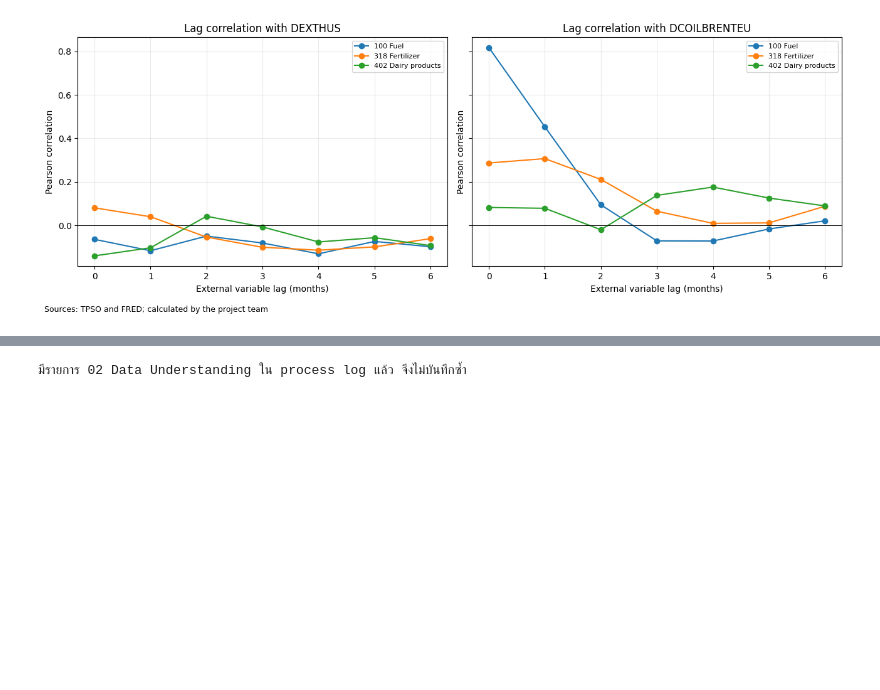
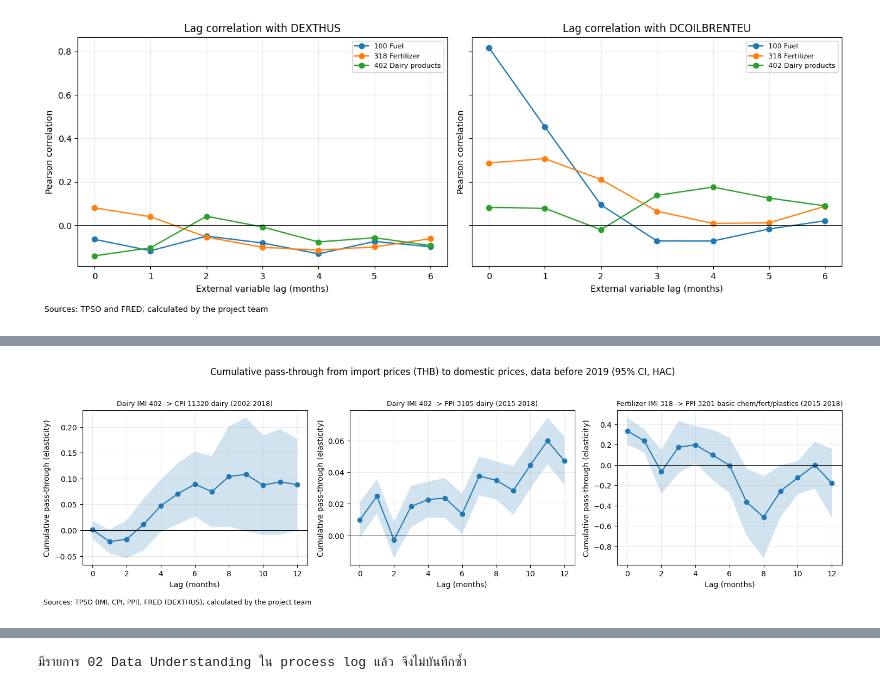
Before and after one commit to PoohParamour/imi-early-warning, a Jupyter notebook: notebooks/02_data_understanding.ipynb, the cells around one changed output, grey strips where cells are left out. Drawn from its saved outputs; the diff is of its cells as text; code cells hidden in the pictures; blank space fills up the shorter version.

```diff
--- a/notebooks/02_data_understanding.ipynb
+++ b/notebooks/02_data_understanding.ipynb
@@ -342,0 +409,89 @@ plt.show()
+# %%
+import statsmodels.api as sm
+
+PASS_END = pd.Timestamp('2018-12-01')
+MAX_LAG = 12
+domestic = {}
+for key in ('cpi', 'ppi'):
+    record = latest_source(f'tpso-{key}-monthly-') if any(
+        item['source_id'].startswith(f'tpso-{key}-monthly-') for item in sources) else None
+    assert record is not None, f'ไม่พบ {key} ใน sources.json ให้รัน notebook 01 หัวข้อ 9 ก่อน'
+    path = RAW_DIR / record['file']
+    assert sha256(path) == record['sha256']
+    frame = pd.read_csv(path, dtype={'commodityCode': 'string'})
+    frame['date'] = pd.to_datetime(dict(year=frame['year'] - 543, month=frame['month'], day=1))
+    domestic[key] = frame
+
+fx_monthly = external_monthly['DEXTHUS']['monthly_average']
+PAIRS = [
+    ('402', 'cpi', '11320', 'IMI 402 นม → CPI 11320 นมและผลิตภัณฑ์นม'),
+    ('402', 'ppi', '3105', 'IMI 402 นม → PPI 3105 ผลิตภัณฑ์นม'),
+    ('318', 'ppi', '3201', 'IMI 318 ปุ๋ย → PPI 3201 เคมีภัณฑ์ขั้นมูลฐาน ปุ๋ยเคมี พลาสติก'),
+]
+
+def cumulative_ci(result, names):
+    rows, cov = [], result.cov_params()
+    for k in range(len(names)):
+        selected = names[:k + 1]
+        estimate = result.params[selected].sum()
+        se = float(np.sqrt(cov.loc[selected, selected].values.sum()))
+        rows.append((k, estimate, estimate - 1.96 * se, estimate + 1.96 * se))
+    return pd.DataFrame(rows, columns=['lag', 'cumulative', 'ci_low', 'ci_high'])
+
+pass_rows, cumulative_frames = [], {}
+for imi_code, key, code, label in PAIRS:
+    import_thb = group_frames[imi_code].set_index('date')['index'] * fx_monthly
+    domestic_index = domestic[key].loc[domestic[key]['commodityCode'] == code].set_index('date')['index'].sort_index()
+    data = pd.DataFrame({'y': 100 * np.log(domestic_index).diff()})
+    x = 100 * np.log(import_thb).diff()
+    lag_names = [f'x_lag{k}' for k in range(MAX_LAG + 1)]
+    for k, name in enumerate(lag_names):
+        data[name] = x.shift(k)
+    data = data[data.index <= PASS_END].dropna()
+    months = pd.get_dummies(data.index.month, prefix='m', drop_first=True, dtype=float)
+    months.index = data.index
+    design = sm.add_constant(pd.concat([data[lag_names], months], axis=1))
+    result = sm.OLS(data['y'], design).fit(cov_type='HAC', cov_kwds={'maxlags': MAX_LAG})
+    cumulative = cumulative_ci(result, lag_names)
+    cumulative_frames[label] = cumulative
+    total = cumulative['cumulative'].iloc[-1]
+    median_lag = (int(cumulative.loc[cumulative['cumulative'] >= 0.5 * total, 'lag'].iloc[0])
+                  if total > 0 else None)
+    joint_p = float(result.f_test(', '.join(f'{n} = 0' for n in lag_names)).pvalue)
+    total_p = float(result.t_test(' + '.join(lag_names) + ' = 0').pvalue)
+    pass_rows.append({
+        'pair': label, 'start': data.index.min().date(), 'end': data.index.max().date(),
+        'n_obs': int(result.nobs), 'n_params': len(result.params),
+        'cumulative_12m': total, 'cumulative_12m_ci_low': cumulative['ci_low'].iloc[-1],
+        'cumulative_12m_ci_high': cumulative['ci_high'].iloc[-1],
+        'p_cumulative_zero': total_p, 'p_all_lags_zero': joint_p,
+        'median_lag_months': median_lag,
+        'lag_with_largest_b': int(np.argmax(result.params[lag_names].values)),
+    })
+passthrough = pd.DataFrame(pass_rows)
+passthrough.to_csv(METRICS_DIR / '02_passthrough_summary.csv', index=False)
+pd.concat([frame.assign(pair=label) for label, frame in cumulative_frames.items()]).to_csv(
+    METRICS_DIR / '02_passthrough_cumulative.csv', index=False)
+display(passthrough.round(3))
+
+PLOT_TITLES = dict(zip([label for *_, label in PAIRS], [
+    'Dairy IMI 402 -> CPI 11320 dairy (2002-2018)',
+    'Dairy IMI 402 -> PPI 3105 dairy (2015-2018)',
+    'Fertilizer IMI 318 -> PPI 3201 basic chem/fert/plastics (2015-2018)',
+]))
+fig, axes = plt.subplots(1, len(PAIRS), figsize=(15, 4.5), sharex=True)
+for axis, (_, _, _, label) in zip(axes, PAIRS):
+    frame = cumulative_frames[label]
+    axis.fill_between(frame['lag'], frame['ci_low'], frame['ci_high'], alpha=0.2)
+    axis.plot(frame['lag'], frame['cumulative'], marker='o')
+    axis.axhline(0, color='black', linewidth=0.7)
+    axis.set_title(PLOT_TITLES[label], fontsize=9)
+    axis.set_xlabel('Lag (months)')
+    axis.set_ylabel('Cumulative pass-through (elasticity)')
+    axis.grid(alpha=0.25)
+fig.suptitle('Cumulative pass-through from import prices (THB) to domestic prices, data before 2019 (95% CI, HAC)')
+fig.text(0.01, 0.01, 'Sources: TPSO (IMI, CPI, PPI), FRED (DEXTHUS); calculated by the project team', fontsize=9)
+fig.tight_layout(rect=(0, 0.04, 1, 0.95))
+fig.savefig(FIGURES_DIR / '02_passthrough_cumulative.png', dpi=180, bbox_inches='tight')
+plt.show()
+# %% [output]
@@ -342,0 +502 @@ plt.show()
+[figure, added]
```
Also changed, not shown: parts of 11 cells of this notebook, 59 other files.
